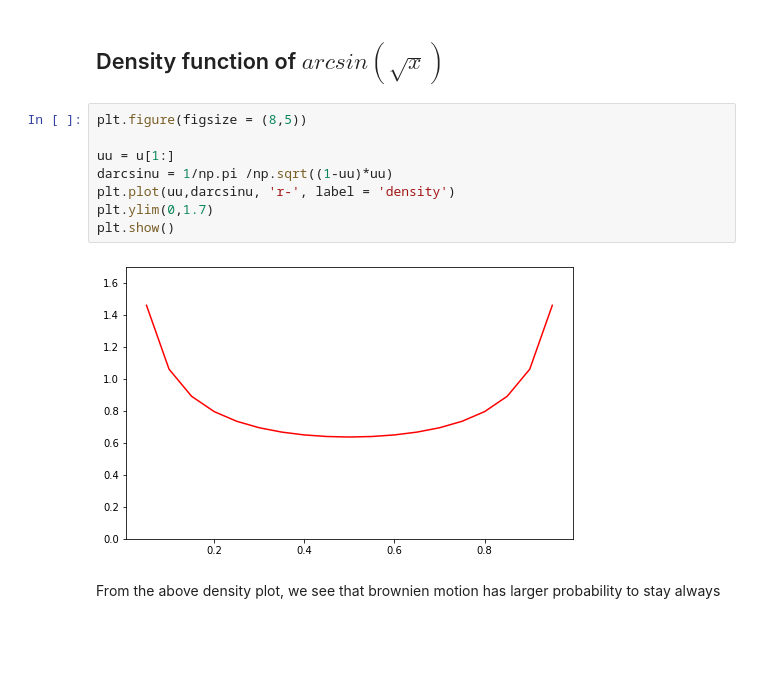
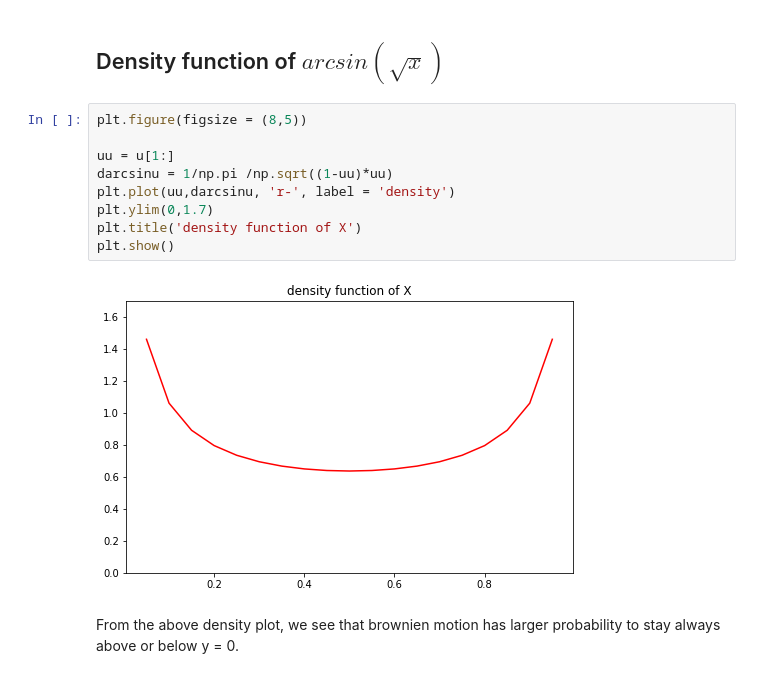
Before and after one commit to wuduanduan/Python, a Jupyter notebook: fun/ArcSinLaw.ipynb, the cells around one changed output. Saved outputs shown, nothing was run; the diff lists cells and outputs as text; blank space fills up the shorter version.

Commit message:
arcsinus law of brownien motion

```diff
--- a/fun/ArcSinLaw.ipynb
+++ b/fun/ArcSinLaw.ipynb
@@ -84,12 +84,13 @@ $$\frac{d}{dx} arcsin(\sqrt{x}) = \frac{1}{\sqrt{1-x}}\frac{1}{\sqrt{x}}$$
 # %%
 plt.figure(figsize = (8,5))
 
 uu = u[1:]
 darcsinu = 1/np.pi /np.sqrt((1-uu)*uu)
 plt.plot(uu,darcsinu, 'r-', label = 'density')
 plt.ylim(0,1.7)
+plt.title('density function of X')
 plt.show()
 # %% [output]
-[figure, old version]
+[figure, new version]
 # %% [markdown]
-From the above density plot, we see that brownien motion has larger probability to stay always
+From the above density plot, we see that brownien motion has larger probability to stay always above or below y = 0.
```
Also changed, not shown: parts of 4 cells of this notebook.
